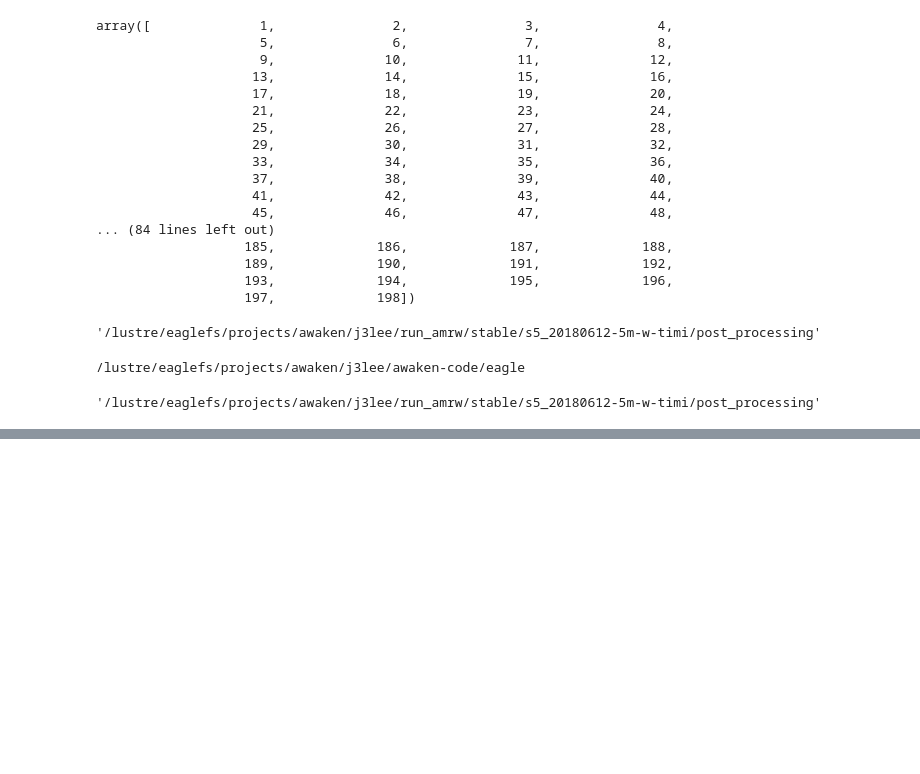
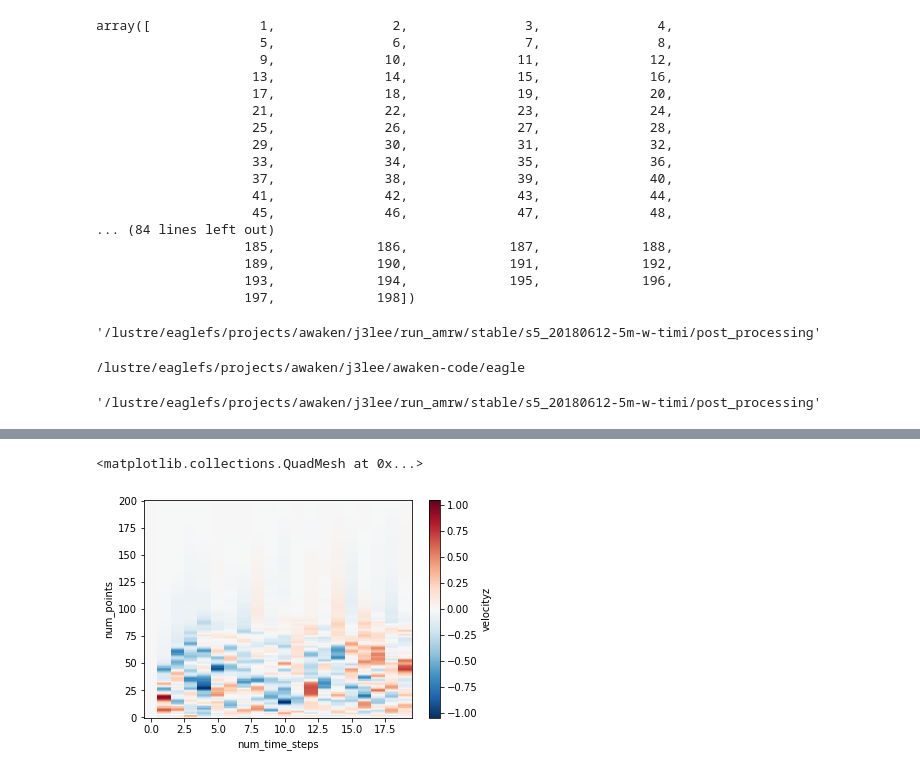
Before and after one commit to joejoeyjoseph/awaken-code, a Jupyter notebook: eagle/04_tower.ipynb, the cells around one changed output, grey strips where cells are left out. Saved outputs shown, nothing was run; the diff lists cells and outputs as text; code cells hidden in the pictures; blank space fills up the shorter version.

Commit message:
process test sampling nc data

```diff
--- a/eagle/04_tower.ipynb
+++ b/eagle/04_tower.ipynb
@@ -534,0 +554,14 @@ os.getcwd()
+# %%
+import netCDF4 as nc
+import xarray as xr
+
+file_path = '/home/jlee/awaken/j3lee/run_amrw/stable/s7_0612-5m-4t-nc/post_processing/'
+file1 = 'sampling00000.nc'
+file2 = 'abl_statistics00000.nc'
+
+test1 = xr.open_mfdataset(file_path+file1)
+test2 = xr.open_mfdataset(file_path+file2)
+
+test11 = xr.open_mfdataset(file_path+file1, group='ls1')
+test12 = xr.open_mfdataset(file_path+file1, group='ls2')
+test13 = xr.open_mfdataset(file_path+file1, group='ls3')
@@ -534,0 +611,5 @@ os.getcwd()
+# %%
+test11['velocityz'].T.plot()
+# %% [output]
+<matplotlib.collections.QuadMesh at 0x...>
+[figure, added]
```
Also changed, not shown: parts of 10 cells of this notebook.
